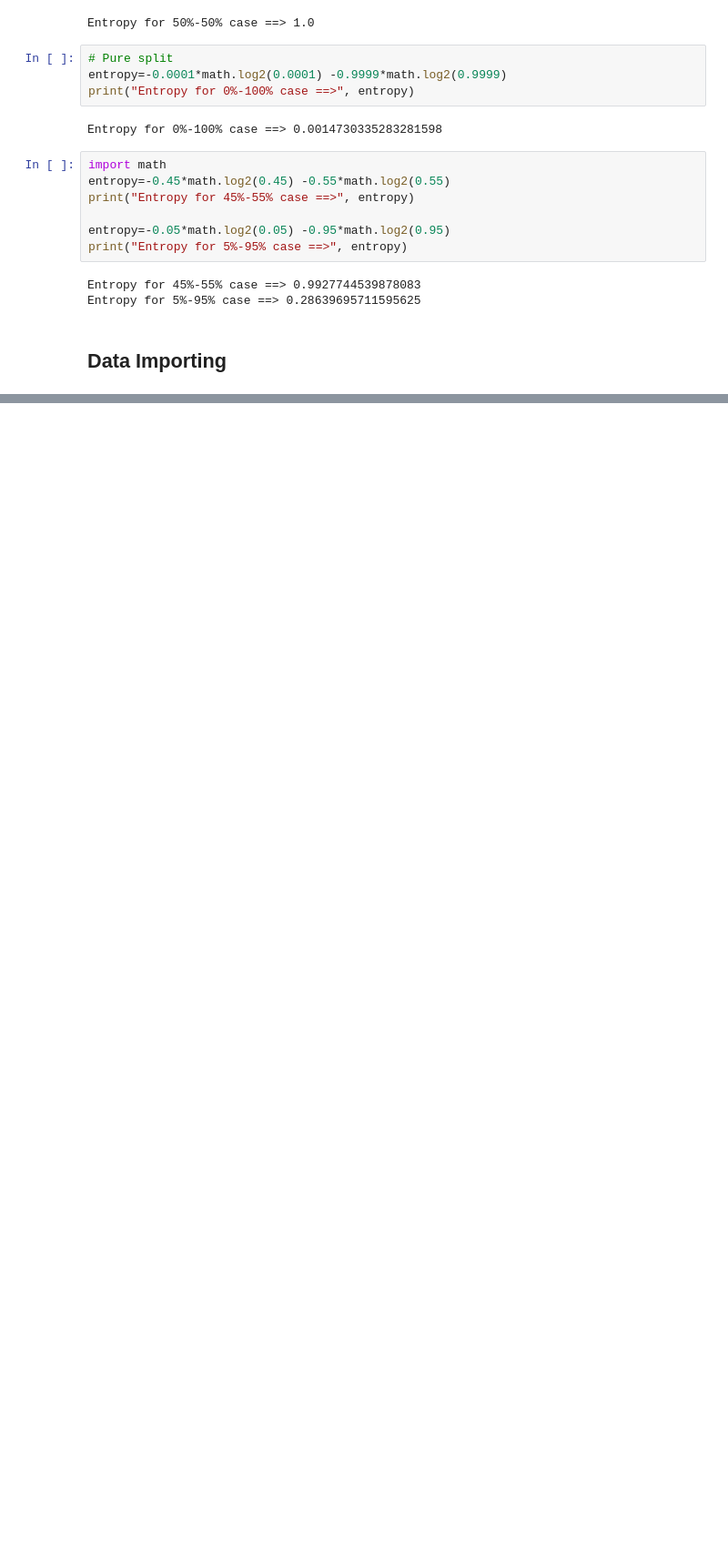
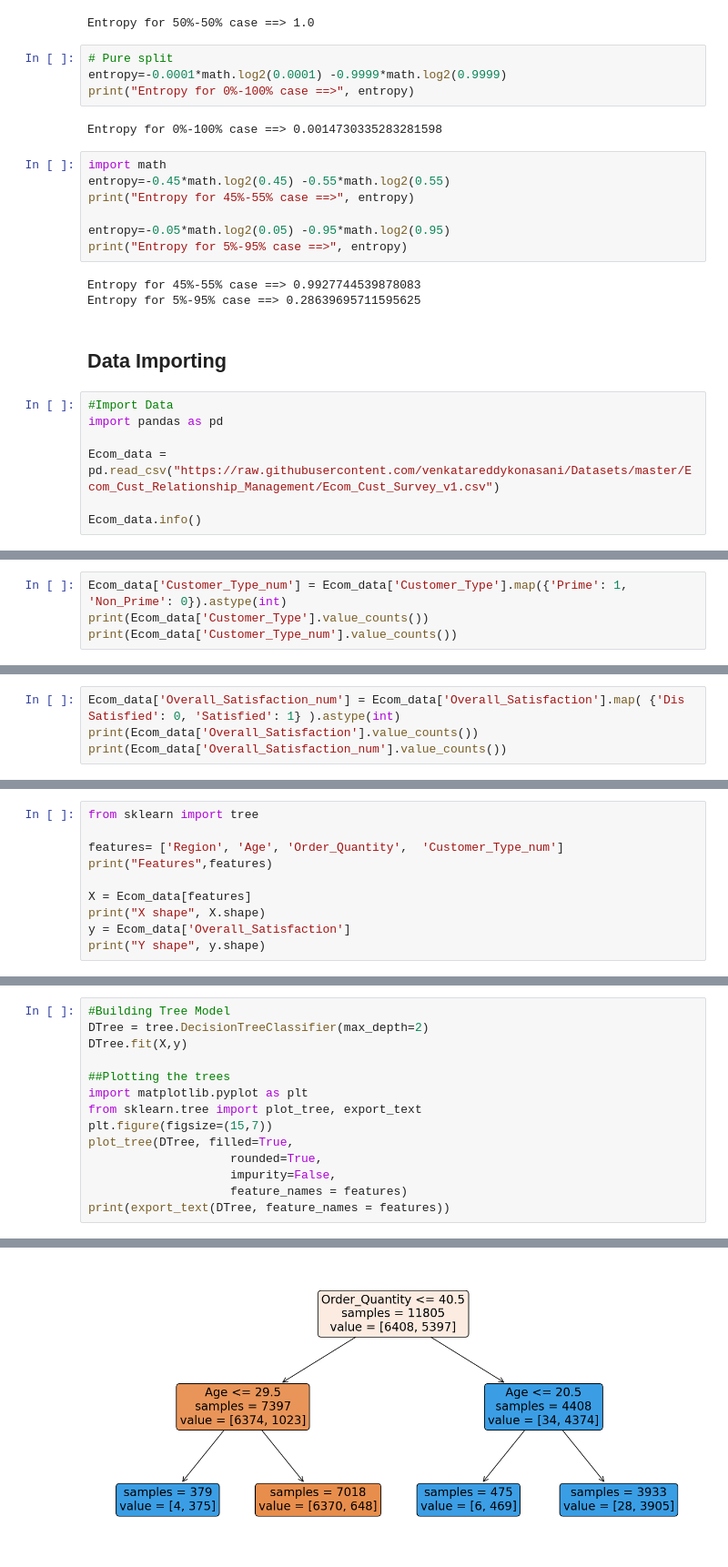
Before and after one commit to Sneha-sharma26/MLwithPy, a Jupyter notebook: decision_trees.ipynb, the cells around one changed output, grey strips where cells are left out. Shown at 91% size. Drawn from its saved outputs; the diff is of its cells as text; blank space fills up the shorter version.

Commit message:
Decison Tree Model Building Code

```diff
--- a/decision_trees.ipynb
+++ b/decision_trees.ipynb
@@ -25,3 +25,10 @@ Entropy for 45%-55% case ==> 0.9927744539878083
 Entropy for 5%-95% case ==> 0.28639695711595625
 # %% [markdown]
 ## Data Importing
+# %%
+#Import Data
+import pandas as pd
+
+Ecom_data = pd.read_csv("https://raw.githubusercontent.com/venkatareddykonasani/Datasets/master/Ecom_Cust_Relationship_Management/Ecom_Cust_Survey_v1.csv")
+
+Ecom_data.info()
@@ -27,0 +51,4 @@ Entropy for 5%-95% case ==> 0.28639695711595625
+# %%
+Ecom_data['Customer_Type_num'] = Ecom_data['Customer_Type'].map({'Prime': 1, 'Non_Prime': 0}).astype(int)
+print(Ecom_data['Customer_Type'].value_counts())
+print(Ecom_data['Customer_Type_num'].value_counts())
@@ -27,0 +64,4 @@ Entropy for 5%-95% case ==> 0.28639695711595625
+# %%
+Ecom_data['Overall_Satisfaction_num'] = Ecom_data['Overall_Satisfaction'].map( {'Dis Satisfied': 0, 'Satisfied': 1} ).astype(int)
+print(Ecom_data['Overall_Satisfaction'].value_counts())
+print(Ecom_data['Overall_Satisfaction_num'].value_counts())
@@ -27,0 +86,10 @@ Entropy for 5%-95% case ==> 0.28639695711595625
+# %%
+from sklearn import tree
+
+features= ['Region', 'Age', 'Order_Quantity',  'Customer_Type_num']
+print("Features",features)
+
+X = Ecom_data[features]
+print("X shape", X.shape)
+y = Ecom_data['Overall_Satisfaction']
+print("Y shape", y.shape)
@@ -27,0 +100,15 @@ Entropy for 5%-95% case ==> 0.28639695711595625
+# %%
+#Building Tree Model
+DTree = tree.DecisionTreeClassifier(max_depth=2)
+DTree.fit(X,y)
+
+##Plotting the trees
+import matplotlib.pyplot as plt
+from sklearn.tree import plot_tree, export_text
+plt.figure(figsize=(15,7))
+plot_tree(DTree, filled=True,
+                    rounded=True,
+                    impurity=False,
+                    feature_names = features)
+print(export_text(DTree, feature_names = features))
+# %% [output]
@@ -27,0 +125 @@ Entropy for 5%-95% case ==> 0.28639695711595625
+[figure, added]
```
Also changed, not shown: parts of 11 cells of this notebook.
